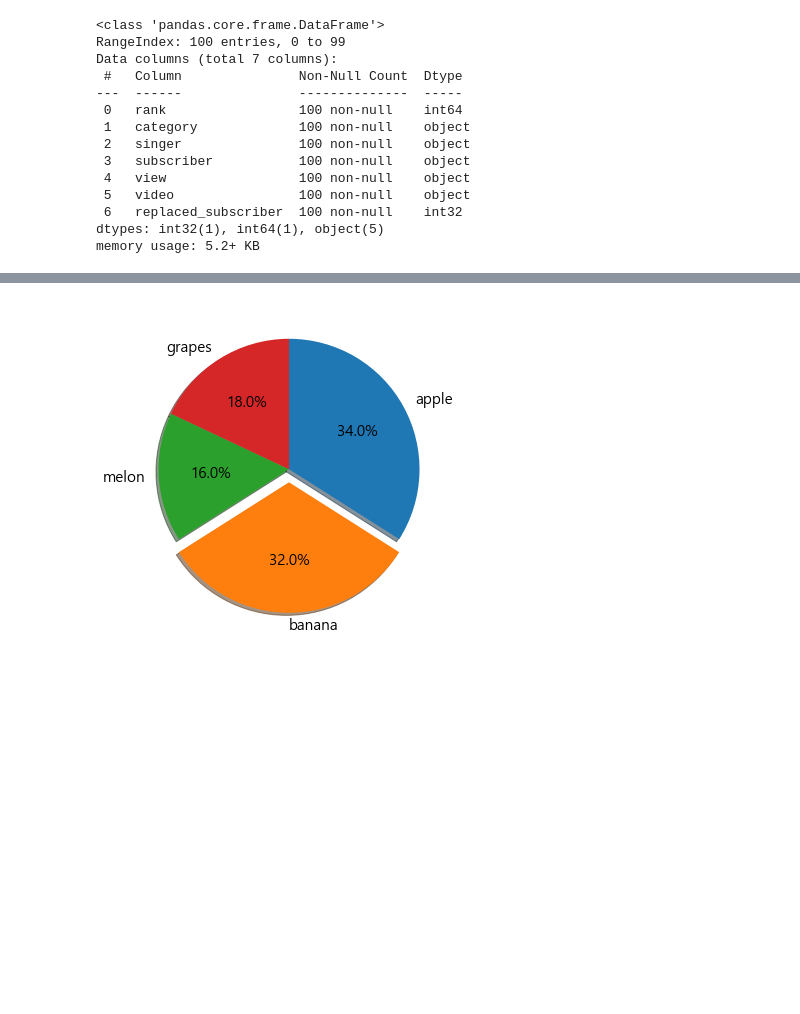
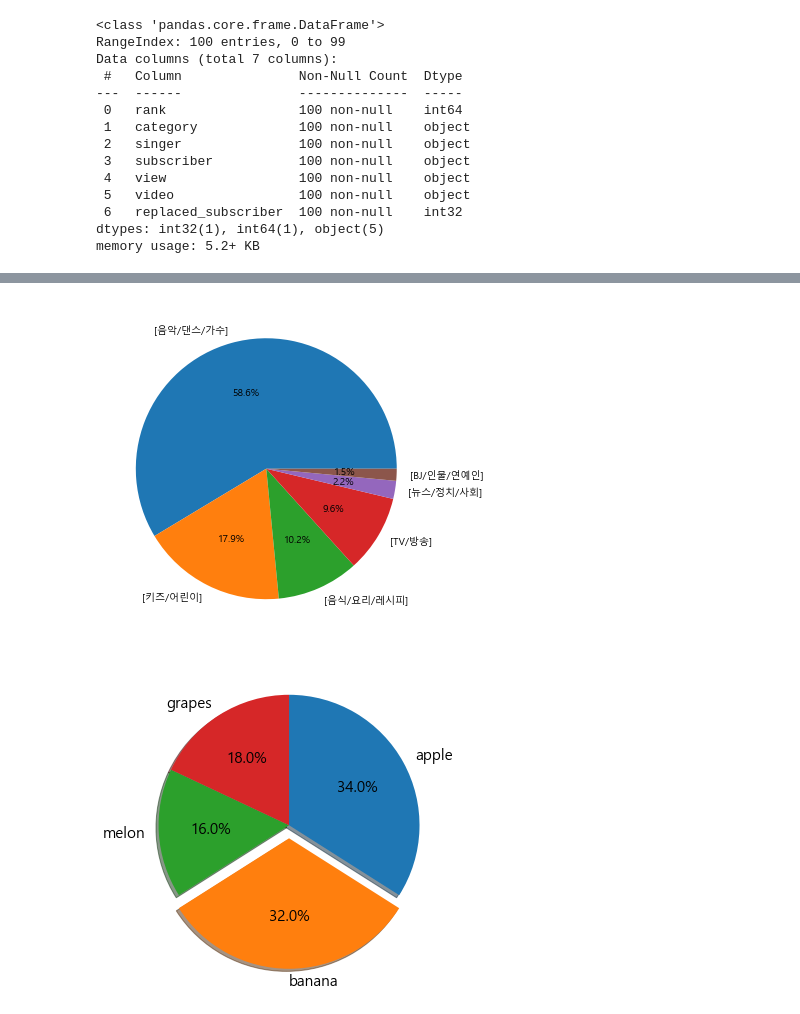
Before and after one commit to jibook/TIL, a Jupyter notebook: 데이터분석실무_03_02_유튜브데이터시각화.ipynb, the cells around one changed output, grey strips where cells are left out. Saved outputs shown, nothing was run; the diff lists cells and outputs as text; code cells hidden in the pictures; blank space fills up the shorter version.

```diff
--- a/데이터분석실무_03_02_유튜브데이터시각화.ipynb
+++ b/데이터분석실무_03_02_유튜브데이터시각화.ipynb
@@ -273,5 +265,15 @@ SyntaxError: invalid syntax (CreatorTemp/ipykernel_31176/3024963068.py, line 3)
 # %%
 import matplotlib.pyplot as plt
+# %%
+# plt.rcParams['font.size'] =  10
+plt.figure(figsize = (6, 6))
+plt.pie(pivot_df.head(6)['subscriber_sum'],
+        labels = pivot_df.head(6)['category'],
+        autopct = '%.1f%%' )
+
+plt.show()
+# %% [output]
+[figure, added]
 # %%
 # pie
 ratio = [34, 32, 16, 18]
```
Also changed, not shown: parts of 9 cells of this notebook, 7 other files.
